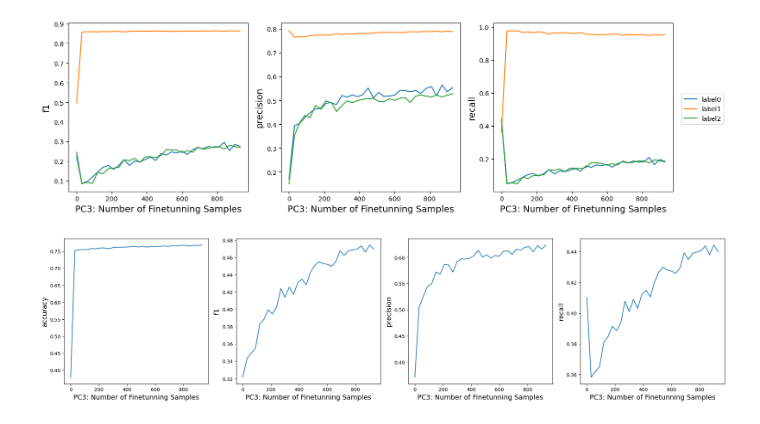
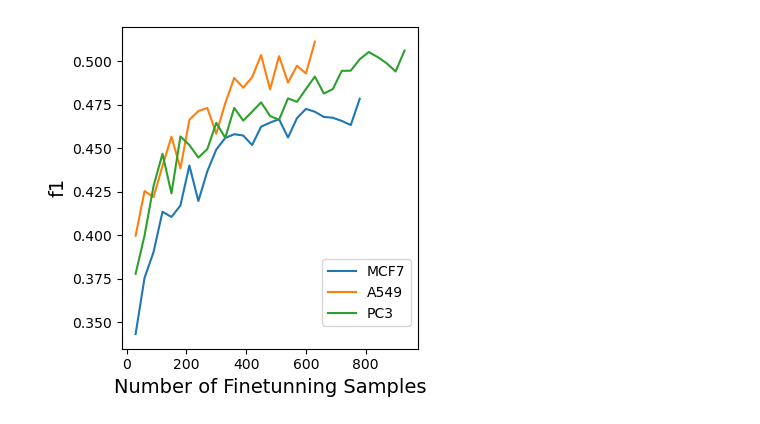
Before and after one commit to dearhannah/AnchorDrug_official, a Jupyter notebook: DataAnalysis/converge_curve.ipynb, the cells around one changed output. Drawn from its saved outputs; the diff is of its cells as text; code cells hidden in the pictures.

```diff
--- a/DataAnalysis/converge_curve.ipynb
+++ b/DataAnalysis/converge_curve.ipynb
@@ -245,48 +319,12 @@ plt.show()
-# %%
-round_num = 32
-font = 14
-f1 = np.zeros((3,round_num))
-precision = np.zeros((3,round_num))
-recall = np.zeros((3,round_num))
-accuracy = np.zeros(round_num)
-for n in [0,1,2]:
-    pred_data = f'/egr/research-aidd/menghan1/AnchorDrug/ActiveLearning_one_cellline/preds/all_data_finetune_random/LINCS_PC3_RandomSampling_30_0_957_20240613_234306__{n}.csv'
-    data = pd.read_csv(pred_data).T.to_numpy()
-    # print(data.shape)
-    # for i in range(1,28):
-    f1 += np.array([f1_score(data[0], data[i],average=None) for i in range(1,round_num+1)]).T
-    precision += np.array([precision_score(data[0], data[i],average=None) for i in range(1,round_num+1)]).T
-    recall += np.array([recall_score(data[0], data[i],average=None) for i in range(1,round_num+1)]).T
-    accuracy += np.array([accuracy_score(data[0], data[i]) for i in range(1,round_num+1)])
-    # print(f1.shape, precision.shape, recall.shape, accuracy.shape)
-
-fig, ax = plt.subplots(1,3, figsize=(15,4.5))
-x = [x*30 for x in range(round_num)]
-[ax[0].plot(x, f1[i]/3, label=f'label{i}') for i in range(3)]
-[ax[1].plot(x, precision[i]/3, label=f'label{i}') for i in range(3)]
-[ax[2].plot(x, recall[i]/3, label=f'label{i}') for i in range(3)]
-ax[0].set_ylabel('f1', size=font)
-ax[1].set_ylabel('precision', size=font)
-ax[2].set_ylabel('recall', size=font)
-[ax[i].set_xlabel('PC3: Number of Finetunning Samples', size=font) for i in range(3)]
-plt.legend(bbox_to_anchor=(1.3, 0.6))
-fig.tight_layout()  # otherwise the right y-label is slightly clipped
-plt.show()
-
-fig, ax = plt.subplots(1,4, figsize=(20,5))
-ax[0].plot(x, accuracy/3, label='accuracy')
-ax[0].set_ylabel('accuracy', size=font)
-ax[1].plot(x, np.mean(f1, axis=0)/3, label='f1')
-ax[1].set_ylabel('f1', size=font)
-ax[2].plot(x, np.mean(precision, axis=0)/3, label='precision')
-ax[2].set_ylabel('precision', size=font)
-ax[3].plot(x, np.mean(recall, axis=0)/3, label='recall')
-ax[3].set_ylabel('recall', size=font)
-
-[ax[i].set_xlabel('PC3: Number of Finetunning Samples', size=font) for i in range(4)]
-# plt.legend(bbox_to_anchor=(1.0, 0.6))
-fig.tight_layout()  # otherwise the right y-label is slightly clipped
-plt.show()
-# %% [output]
-[figure, removed]
-[figure, removed]
+# %%
+fig, ax = plt.subplots(figsize=(4,4))
+ax.plot(x_mcf7, f1_mcf7, label='MCF7')
+ax.plot(x_a549, f1_a549, label='A549')
+ax.plot(x_pc3, f1_pc3, label='PC3')
+ax.set_ylabel('f1', size=font)
+ax.set_xlabel('Number of Finetunning Samples', size=font)
+plt.legend(bbox_to_anchor=(1.0, 0.3))
+fig.tight_layout()  # otherwise the right y-label is slightly clipped
+plt.show()
+# %% [output]
+[figure, added]
```
Also changed, not shown: parts of 21 cells of this notebook, 2 other files.
